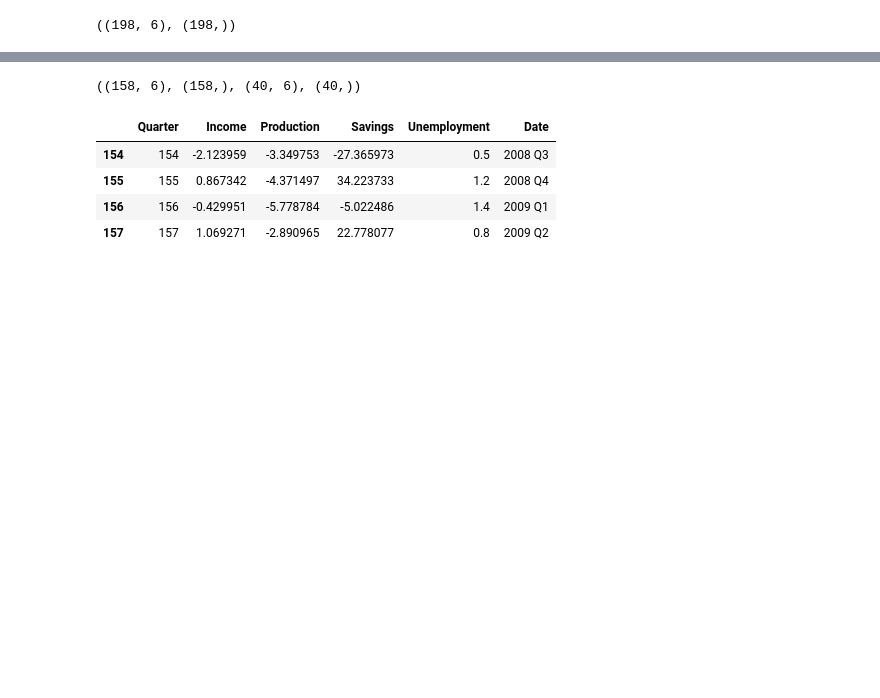
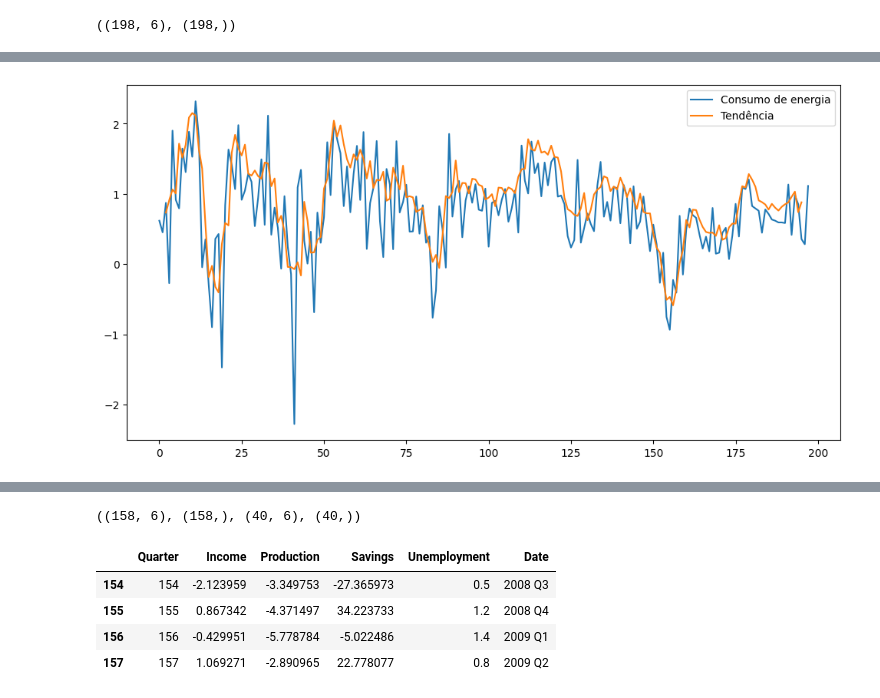
Before and after one commit to DutraIRS/TimeSeries, a Jupyter notebook: train.ipynb, the cells around one changed output, grey strips where cells are left out. Drawn from its saved outputs; the diff is of its cells as text; code cells hidden in the pictures; blank space fills up the shorter version.

```diff
--- a/train.ipynb
+++ b/train.ipynb
@@ -33,0 +32,9 @@ TypeError: cannot do slice indexing on RangeIndex with these indexers [0.0] of t
+# %%
+# Plotando a série temporal
+plt.figure(figsize=(12, 6))
+plt.plot(y, label='Consumo de energia')
+plt.plot(tendencia, label='Tendência')
+plt.legend()
+plt.show()
+# %% [output]
+[figure, added]
```
Also changed, not shown: parts of 3 cells of this notebook, 1 other file.
